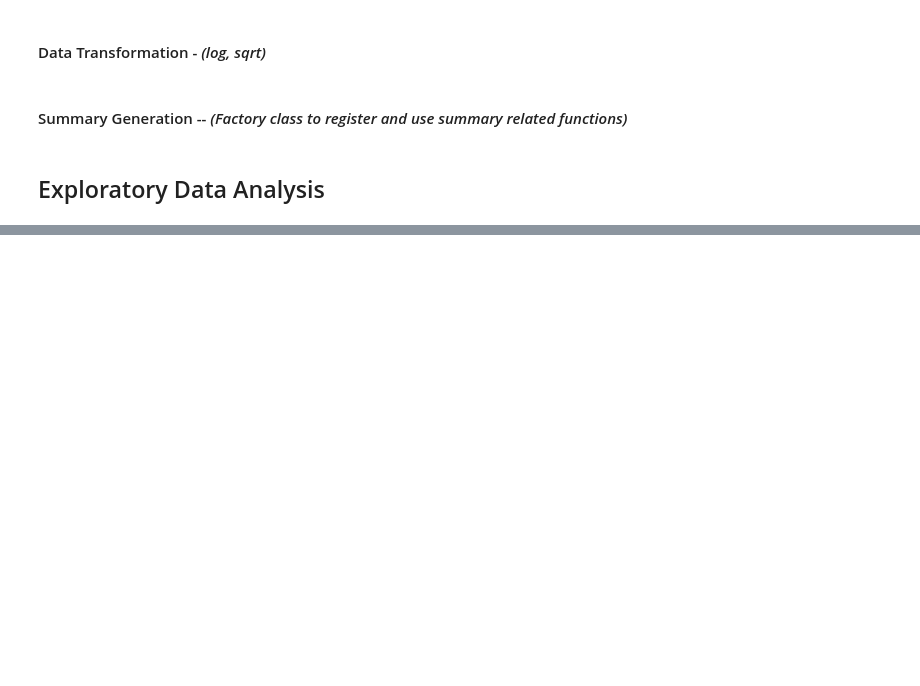
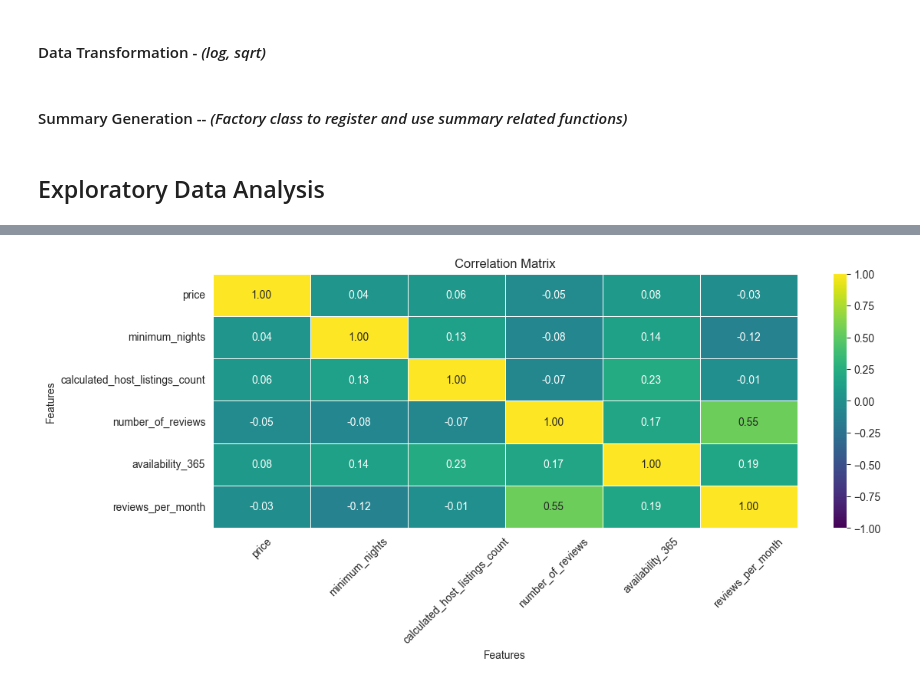
Before and after one commit to pandey-rakshit/Airbnb_nyc_analysis, a Jupyter notebook: Airbnb_analysis.ipynb, the cells around one changed output, grey strips where cells are left out. Cells and saved outputs as stored; diff of their text form; code cells hidden in the pictures; blank space fills up the shorter version.

```diff
--- a/Airbnb_analysis.ipynb
+++ b/Airbnb_analysis.ipynb
@@ -242,0 +264,41 @@ def analyze_dataset(df, exclude_columns=None):
+# %%
+def visualize_correlation_matrix(df, columns=None, correlation_matrix=None):
+    """
+    Visualize the correlation matrix of numeric columns using a heatmap.
+
+    Args:
+        df (pd.DataFrame): The DataFrame to analyze and visualize.
+        columns (list, optional): List of columns to calculate correlation matrix.
+                                  If None, the entire DataFrame will be used.
+        correlation_matrix (pd.DataFrame, optional): Precomputed correlation matrix to visualize.
+                                                     If None, the correlation matrix will be computed from 'columns'.
+
+    Returns:
+        fig: The generated figure object.
+    """
+    # Compute the correlation matrix based on the inputs (columns or precomputed correlation_matrix)
+    if correlation_matrix is None:
+        # If correlation_matrix is not provided, compute it from the given columns or all numeric columns
+        numeric_columns = columns if columns else df.select_dtypes(include=['number']).columns
+        correlation_matrix = df[numeric_columns].corr(numeric_only=True)
+
+    # Create chart_objs with the heatmap visualization for the correlation matrix
+    chart_objs = [{
+        'plot_function': plot_functions['heatmap'],
+        'title': 'Correlation Matrix',
+        'xlabel': 'Features',
+        'ylabel': 'Features',
+        'x': correlation_matrix,  # Using the correlation matrix for visualization
+        'kwargs': {
+            'annot': True,  # Show correlation coefficients in the heatmap
+            'cmap': 'viridis',  # Color map for the heatmap
+            'fmt': '.2f',  # Format for the correlation values
+            'linewidths': 0.7,  # Line thickness between cells
+            'vmin': -1,
+            'vmax': 1
+            # 'cbar_kws': {'shrink': 0.75}  # Color bar size adjustment
+        }
+    }]
+
+    # Visualize the correlation matrix using the visualize_chart function
+    return visualize_chart(chart_objs, nrows=1, ncols=1)
@@ -703,0 +827,5 @@ skewness = analyze_skewness(df)
+# %%
+filter_column = set(df.columns) - exclude_columns
+# %%
+result = analyze_correlation_matrix(df, filter_column)
+# %% [output]
@@ -704,2 +833,3 @@ skewness = analyze_skewness(df)
+[figure, added]
 # %%
 print(summary_factory.generate_summary("skewness", skewness))
```
Also changed, not shown: parts of 14 cells of this notebook.
